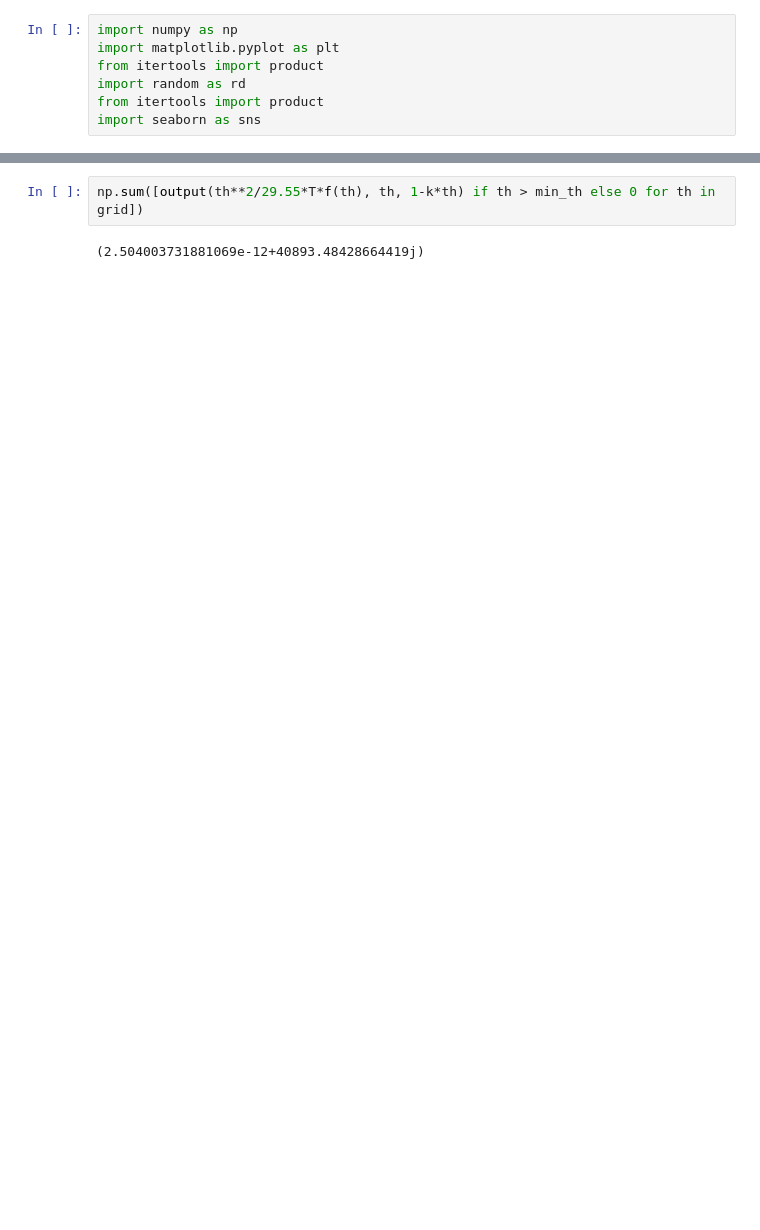
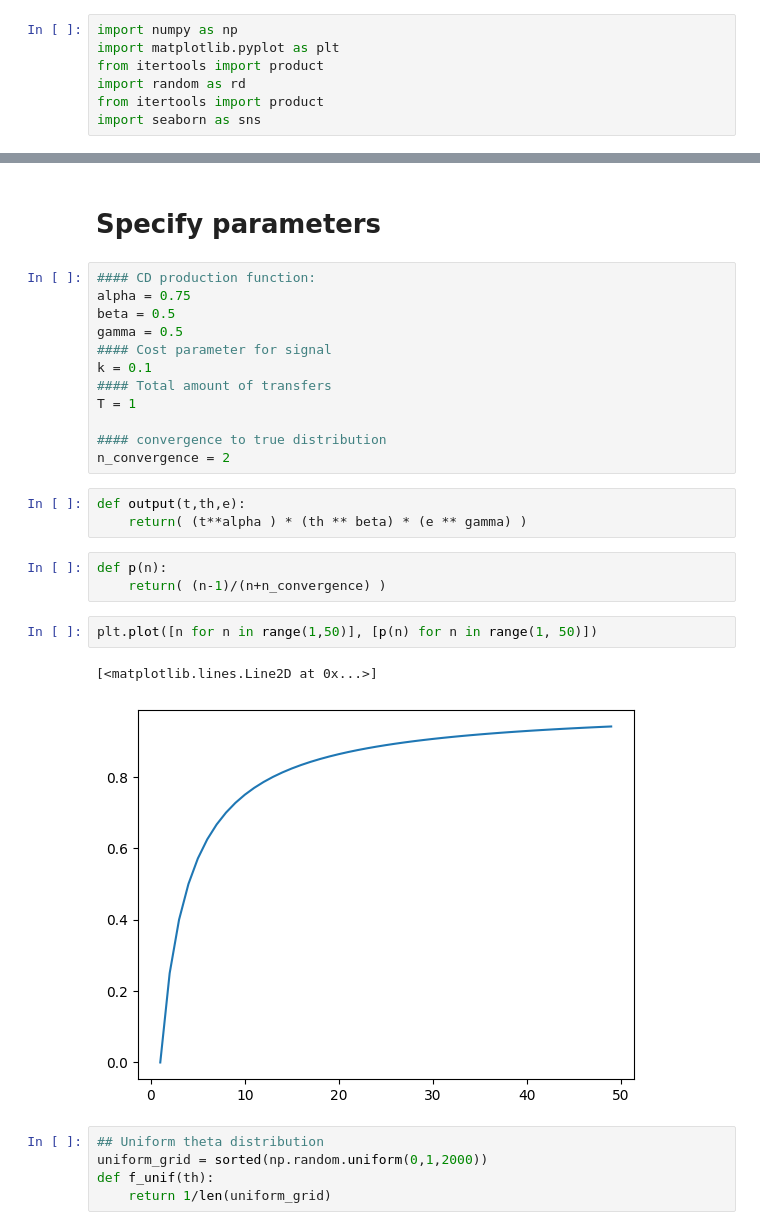
Before and after one commit to RaphaelWargon/sorting_univ, a Jupyter notebook: script/graph_functions_mechanism.ipynb, the cells around one changed output, grey strips where cells are left out. Saved outputs shown, nothing was run; the diff lists cells and outputs as text; blank space fills up the shorter version.

```diff
--- a/script/graph_functions_mechanism.ipynb
+++ b/script/graph_functions_mechanism.ipynb
@@ -136,4 +8,30 @@ sum([output(1, th, 1-k*th) if th ==1 else 0 for th in grid])
-# %%
-np.sum([output(th**2/29.55*T*f(th), th, 1-k*th) if th > min_th else 0 for th in grid])
-# %% [output]
-(2.504003731881069e-12+40893.48428664419j)
+# %% [markdown]
+# Specify parameters
+# %%
+#### CD production function:
+alpha = 0.75
+beta = 0.5
+gamma = 0.5
+#### Cost parameter for signal
+k = 0.1
+#### Total amount of transfers
+T = 1
+
+#### convergence to true distribution
+n_convergence = 2
+# %%
+def output(t,th,e):
+    return( (t**alpha ) * (th ** beta) * (e ** gamma) )
+# %%
+def p(n):
+    return( (n-1)/(n+n_convergence) )
+# %%
+plt.plot([n for n in range(1,50)], [p(n) for n in range(1, 50)])
+# %% [output]
+[<matplotlib.lines.Line2D at 0x...>]
+[figure, added]
+# %%
+## Uniform theta distribution
+uniform_grid = sorted(np.random.uniform(0,1,2000))
+def f_unif(th):
+    return 1/len(uniform_grid)
```
Also changed, not shown: parts of 55 cells of this notebook, 11 other files.
